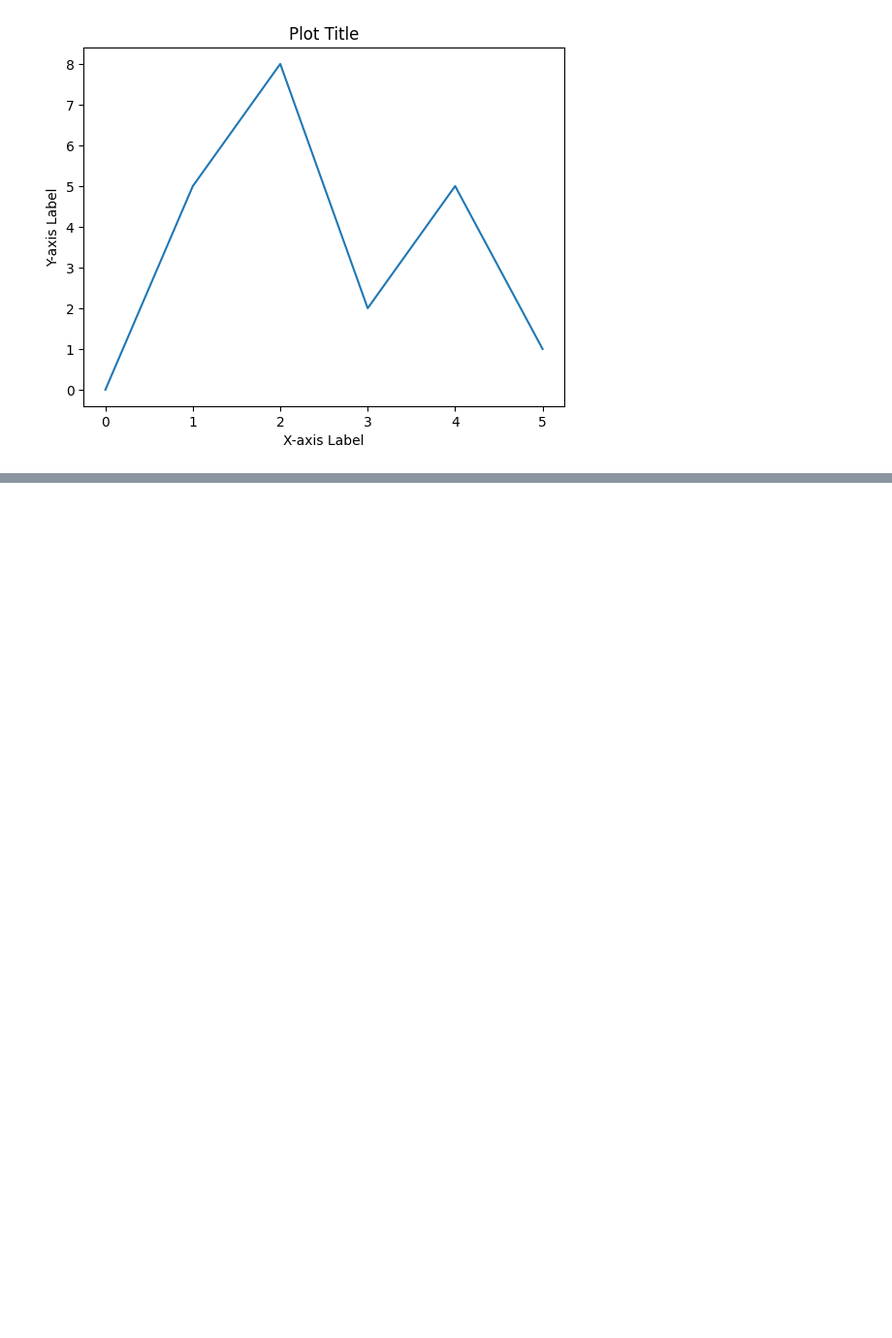
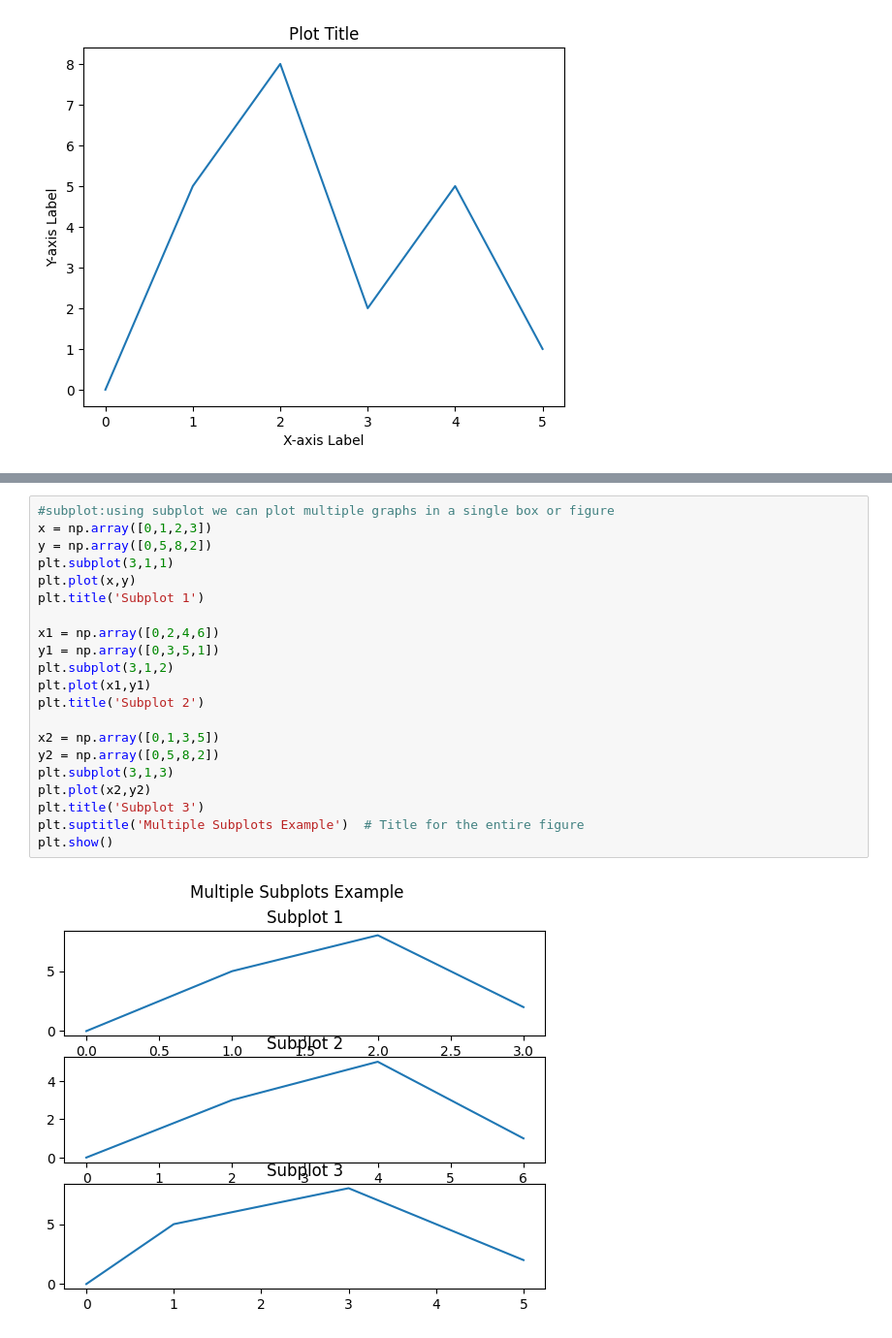
Before and after one commit to Abisheck007/python_grep, a Jupyter notebook: pandas-env/Matplotlib study/pyplotmodule.ipynb, the cells around one changed output, grey strips where cells are left out. Shown at 97% size. Drawn from its saved outputs; the diff is of its cells as text; blank space fills up the shorter version.

```diff
--- a/pandas-env/Matplotlib study/pyplotmodule.ipynb
+++ b/pandas-env/Matplotlib study/pyplotmodule.ipynb
@@ -102,0 +132,23 @@ plt.show()
+# %%
+#subplot:using subplot we can plot multiple graphs in a single box or figure
+x = np.array([0,1,2,3])
+y = np.array([0,5,8,2])
+plt.subplot(3,1,1)
+plt.plot(x,y)
+plt.title('Subplot 1')
+
+x1 = np.array([0,2,4,6])
+y1 = np.array([0,3,5,1])
+plt.subplot(3,1,2)
+plt.plot(x1,y1)
+plt.title('Subplot 2')
+
+x2 = np.array([0,1,3,5])
+y2 = np.array([0,5,8,2])
+plt.subplot(3,1,3)
+plt.plot(x2,y2)
+plt.title('Subplot 3')
+plt.suptitle('Multiple Subplots Example')  # Title for the entire figure
+plt.show()
+# %% [output]
+[figure, added]
```
Also changed, not shown: parts of 10 cells of this notebook.
